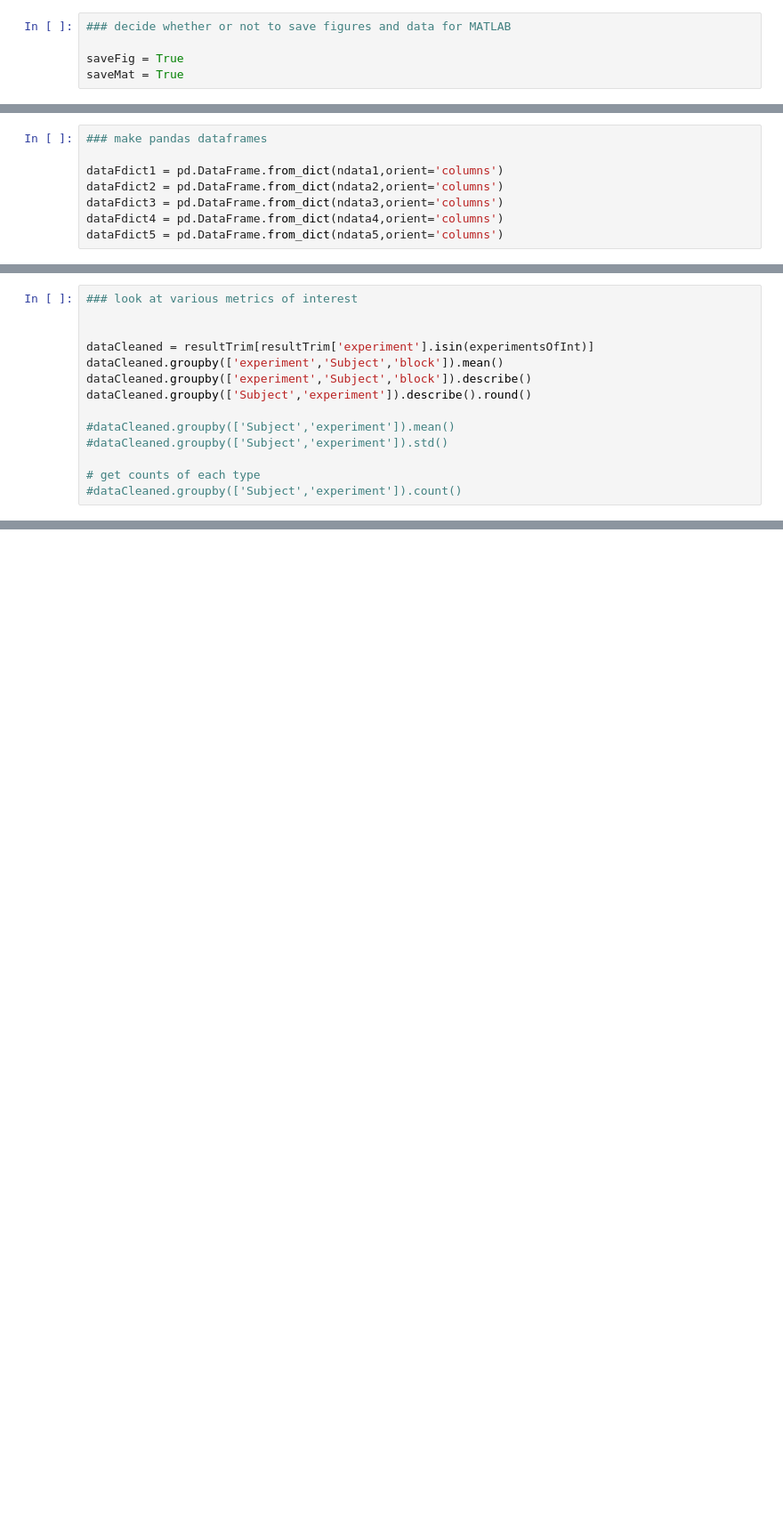
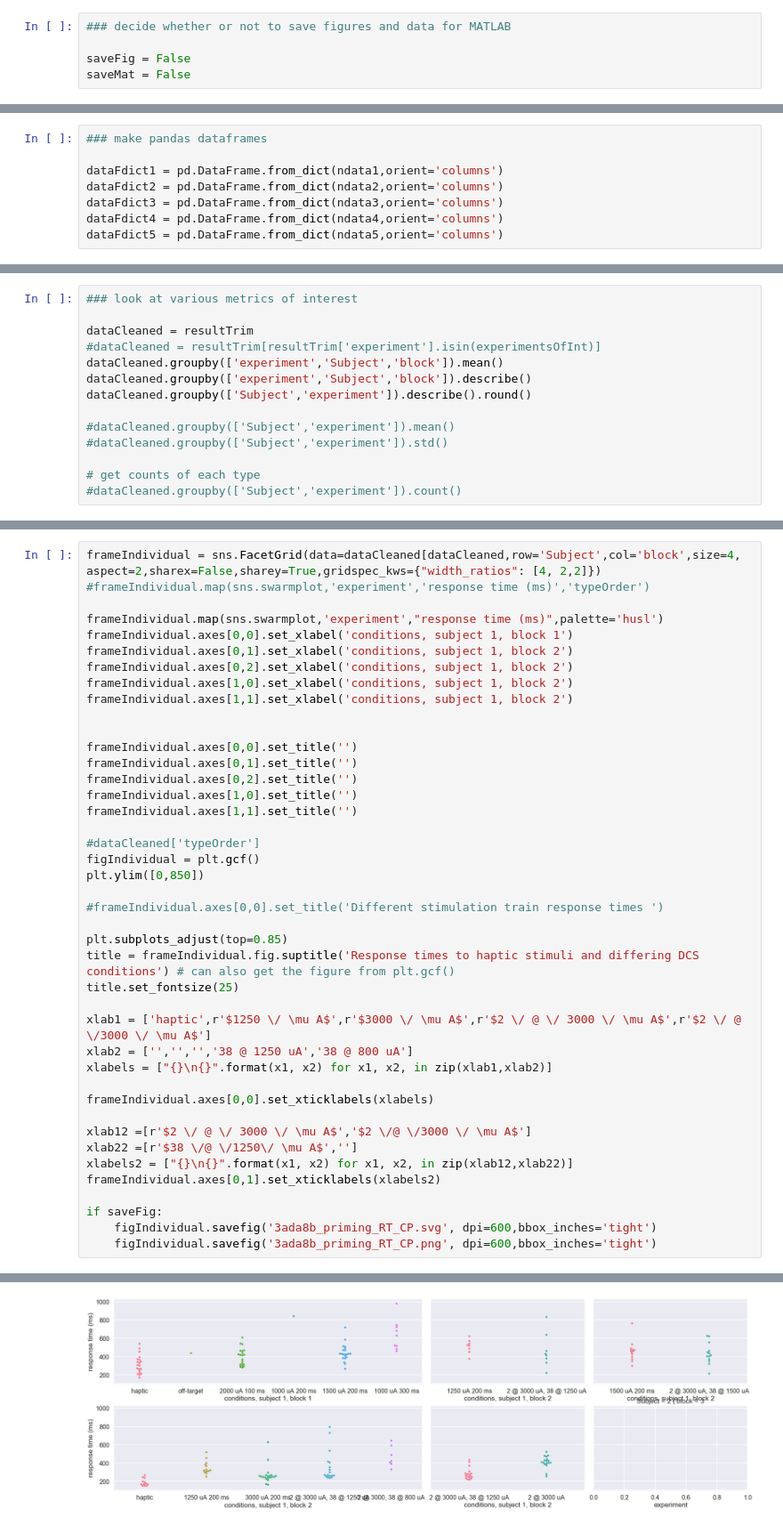
Before and after one commit to davidjuliancaldwell/StimulationResponseTimingPython, a Jupyter notebook: KurtGrant_responseTimes/RT_a1355e_3ada8b_Kurt_grant.ipynb, the cells around one changed output, grey strips where cells are left out. Shown at 89% size. Saved outputs shown, nothing was run; the diff lists cells and outputs as text; blank space fills up the shorter version.

```diff
--- a/KurtGrant_responseTimes/RT_a1355e_3ada8b_Kurt_grant.ipynb
+++ b/KurtGrant_responseTimes/RT_a1355e_3ada8b_Kurt_grant.ipynb
@@ -17,8 +17,8 @@ sns.set_context("poster") # this makes things large
 # %%
 ### decide whether or not to save figures and data for MATLAB
 
-saveFig = True
-saveMat = True
+saveFig = False
+saveMat = False
 # %%
 ### import the .mat data files
 mat1 = loadmat('a1355e_compareResponse_block_1_changePts_noDelay',squeeze_me=1)
@@ -166,8 +137,8 @@ resultTrim.groupby(['experiment','Subject','block']).mean()
 # %%
 ### look at various metrics of interest
 
-
-dataCleaned = resultTrim[resultTrim['experiment'].isin(experimentsOfInt)]
+dataCleaned = resultTrim
+#dataCleaned = resultTrim[resultTrim['experiment'].isin(experimentsOfInt)]
 dataCleaned.groupby(['experiment','Subject','block']).mean()
 dataCleaned.groupby(['experiment','Subject','block']).describe()
 dataCleaned.groupby(['Subject','experiment']).describe().round()
@@ -179,0 +191,43 @@ dataCleaned.groupby(['Subject','experiment']).describe().round()
+# %%
+frameIndividual = sns.FacetGrid(data=dataCleaned[dataCleaned,row='Subject',col='block',size=4, aspect=2,sharex=False,sharey=True,gridspec_kws={"width_ratios": [4, 2,2]})
+#frameIndividual.map(sns.swarmplot,'experiment','response time (ms)','typeOrder')
+
+frameIndividual.map(sns.swarmplot,'experiment',"response time (ms)",palette='husl')
+frameIndividual.axes[0,0].set_xlabel('conditions, subject 1, block 1')
+frameIndividual.axes[0,1].set_xlabel('conditions, subject 1, block 2')
+frameIndividual.axes[0,2].set_xlabel('conditions, subject 1, block 2')
+frameIndividual.axes[1,0].set_xlabel('conditions, subject 1, block 2')
+frameIndividual.axes[1,1].set_xlabel('conditions, subject 1, block 2')
+
+
+frameIndividual.axes[0,0].set_title('')
+frameIndividual.axes[0,1].set_title('')
+frameIndividual.axes[0,2].set_title('')
+frameIndividual.axes[1,0].set_title('')
+frameIndividual.axes[1,1].set_title('')
+
+#dataCleaned['typeOrder']
+figIndividual = plt.gcf()
+plt.ylim([0,850])
+
+#frameIndividual.axes[0,0].set_title('Different stimulation train response times ')
+
+plt.subplots_adjust(top=0.85)
+title = frameIndividual.fig.suptitle('Response times to haptic stimuli and differing DCS conditions') # can also get the figure from plt.gcf()
+title.set_fontsize(25)
+
+xlab1 = ['haptic',r'$1250 \/ \mu A$',r'$3000 \/ \mu A$',r'$2 \/ @ \/ 3000 \/ \mu A$',r'$2 \/ @ \/3000 \/ \mu A$']
+xlab2 = ['','','','38 @ 1250 uA','38 @ 800 uA']
+xlabels = ["{}\n{}".format(x1, x2) for x1, x2, in zip(xlab1,xlab2)]
+
+frameIndividual.axes[0,0].set_xticklabels(xlabels)
+
+xlab12 =[r'$2 \/ @ \/ 3000 \/ \mu A$','$2 \/@ \/3000 \/ \mu A$']
+xlab22 =[r'$38 \/@ \/1250\/ \mu A$','']
+xlabels2 = ["{}\n{}".format(x1, x2) for x1, x2, in zip(xlab12,xlab22)]
+frameIndividual.axes[0,1].set_xticklabels(xlabels2)
+
+if saveFig:
+    figIndividual.savefig('3ada8b_priming_RT_CP.svg', dpi=600,bbox_inches='tight')
+    figIndividual.savefig('3ada8b_priming_RT_CP.png', dpi=600,bbox_inches='tight')
+# %% [output]
@@ -179,0 +235 @@ dataCleaned.groupby(['Subject','experiment']).describe().round()
+[figure, added]
```
Also changed, not shown: parts of 8 cells of this notebook, 3 other files.
